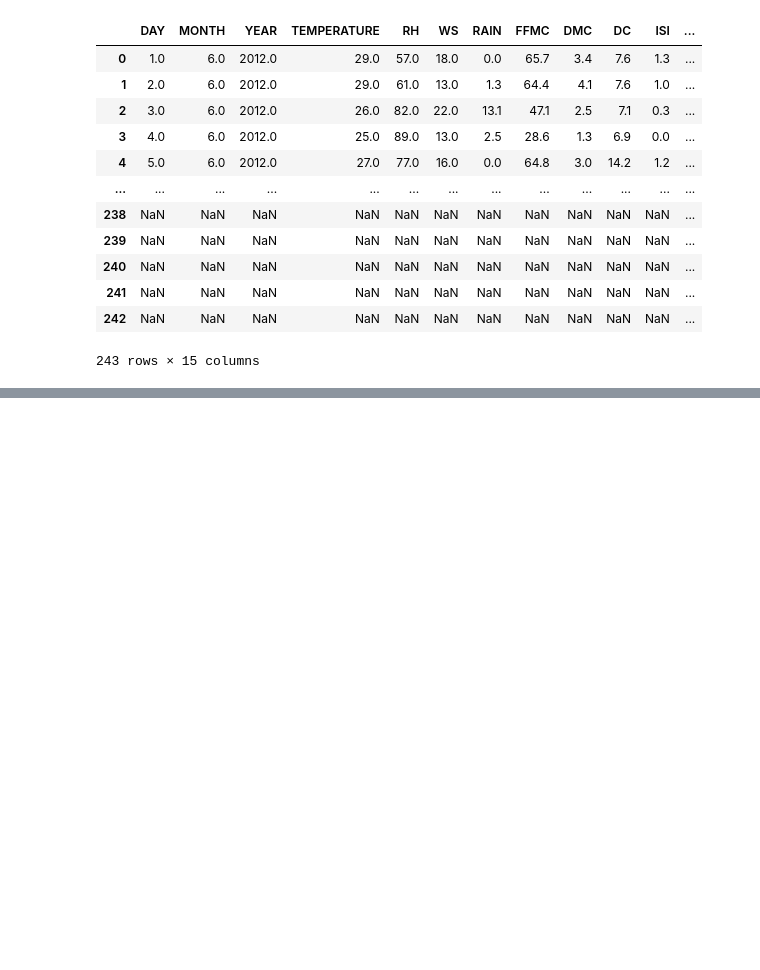
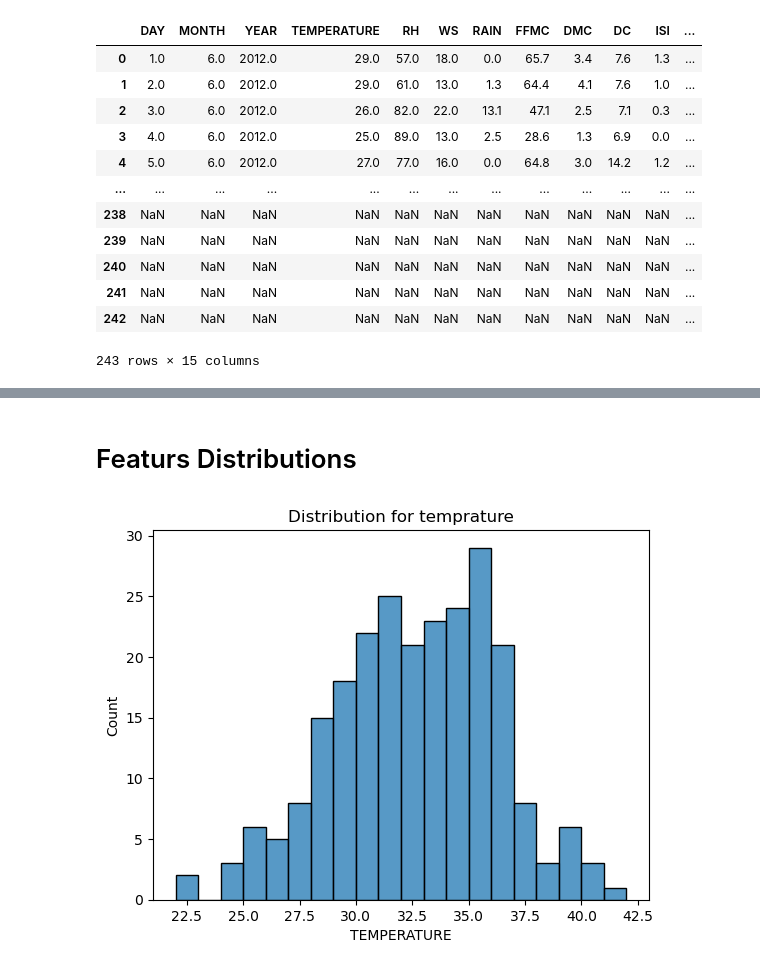
Before and after one commit to Muhammed-tech1/Forest-fire-prediction1, a Jupyter notebook: notebooks/02 EDA.ipynb, the cells around one changed output, grey strips where cells are left out. Saved outputs shown, nothing was run; the diff lists cells and outputs as text; code cells hidden in the pictures; blank space fills up the shorter version.

```diff
--- a/notebooks/02 EDA.ipynb
+++ b/notebooks/02 EDA.ipynb
@@ -184,0 +187,3 @@ df.where(bejaia_region)
+# %%
+# load the Data
+df = pd.read_csv("CLEANED_DATASET_DIR.csv", index_col=0)
@@ -184,0 +213,9 @@ df.where(bejaia_region)
+# %% [markdown]
+# Featurs Distributions
+# %%
+# plot the TEMPRATURE COLUMN
+sns.histplot(data=df["TEMPERATURE"], bins=20)
+plt.title("Distribution for temprature")
+plt.show()
+# %% [output]
+[figure, added]
```
Also changed, not shown: parts of 11 cells of this notebook.
